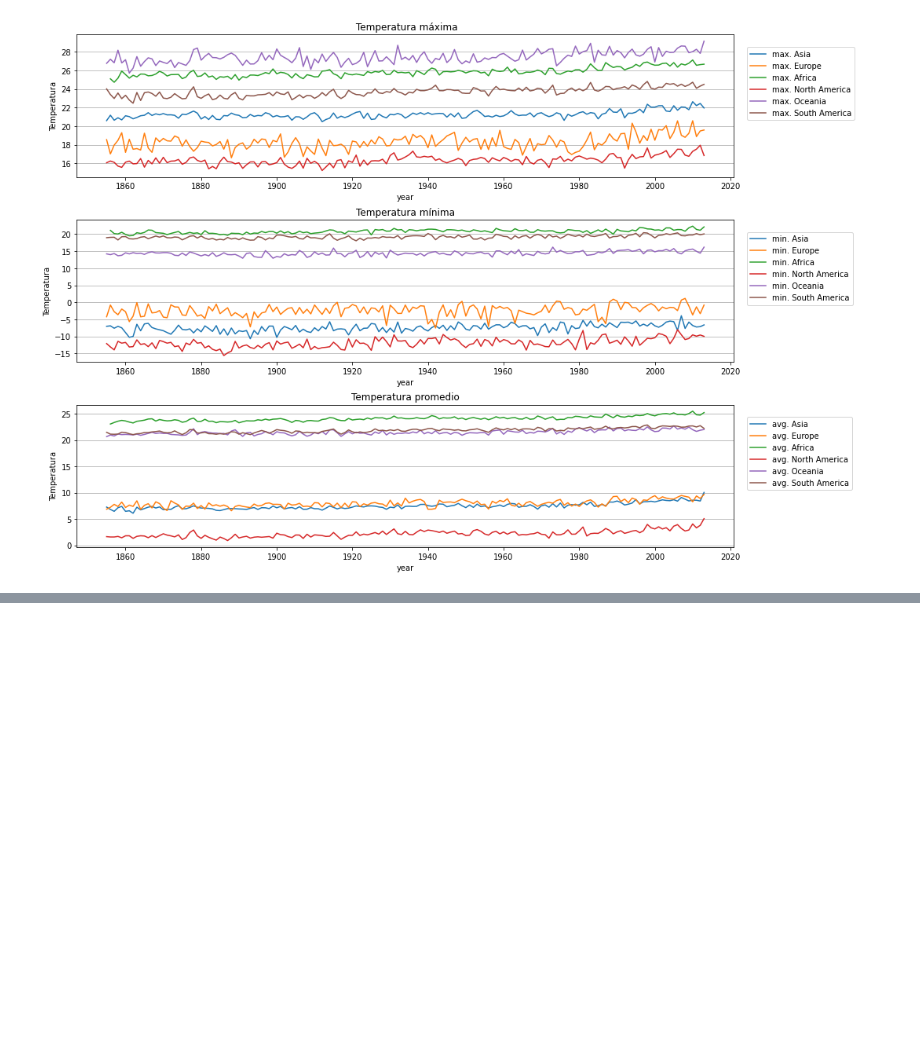
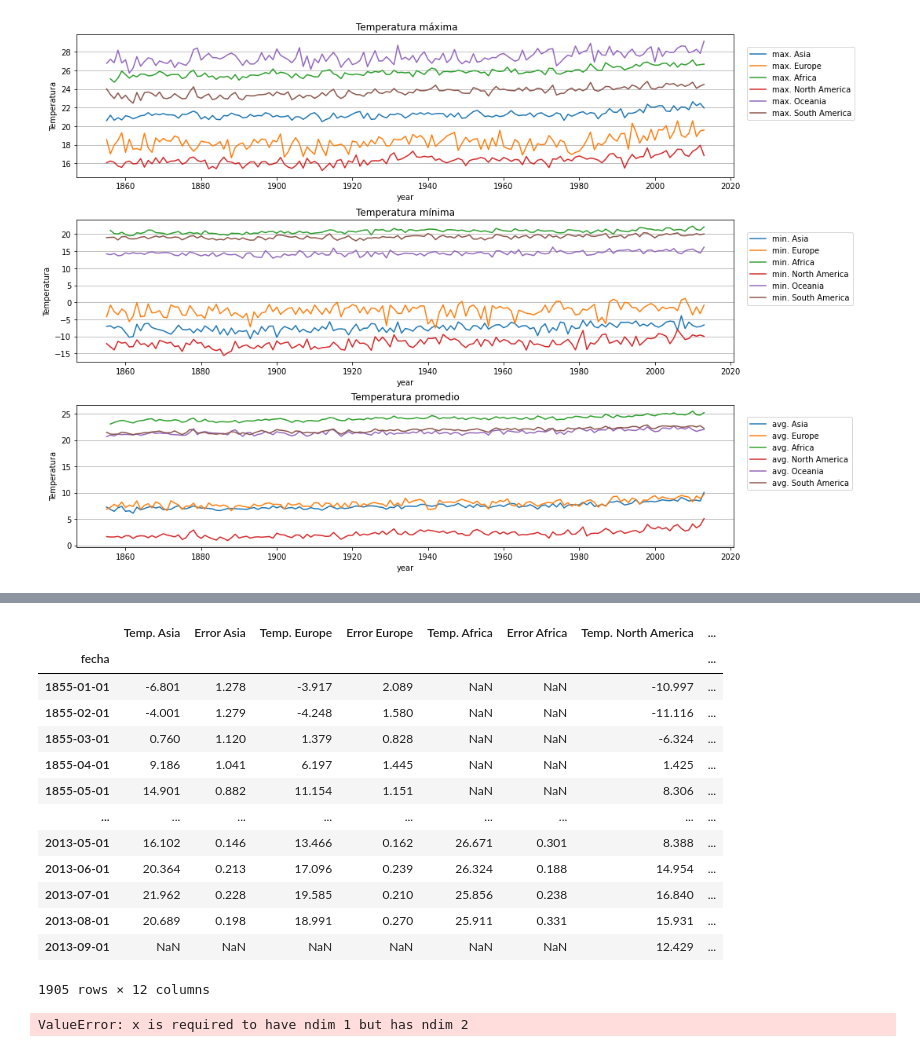
Before and after one commit to GammaLyra/Medio_ambiente, a Jupyter notebook: Temp_Paises.ipynb, the cells around one changed output, grey strips where cells are left out. Saved outputs shown, nothing was run; the diff lists cells and outputs as text; code cells hidden in the pictures; blank space fills up the shorter version.

```diff
--- a/Temp_Paises.ipynb
+++ b/Temp_Paises.ipynb
@@ -229,0 +277,26 @@ for i in range(len(a)):
+# %%
+data
+# %% [output]
+|  | Temp. Asia | Error Asia | Temp. Europe | Error Europe | Temp. Africa | Error Africa | Temp. North America | ... |
+| fecha |  |  |  |  |  |  |  | ... |
+| 1855-01-01 | -6.801 | 1.278 | -3.917 | 2.089 | NaN | NaN | -10.997 | ... |
+| 1855-02-01 | -4.001 | 1.279 | -4.248 | 1.580 | NaN | NaN | -11.116 | ... |
+| 1855-03-01 | 0.760 | 1.120 | 1.379 | 0.828 | NaN | NaN | -6.324 | ... |
+| 1855-04-01 | 9.186 | 1.041 | 6.197 | 1.445 | NaN | NaN | 1.425 | ... |
+| 1855-05-01 | 14.901 | 0.882 | 11.154 | 1.151 | NaN | NaN | 8.306 | ... |
+| ... | ... | ... | ... | ... | ... | ... | ... | ... |
+| 2013-05-01 | 16.102 | 0.146 | 13.466 | 0.162 | 26.671 | 0.301 | 8.388 | ... |
+| 2013-06-01 | 20.364 | 0.213 | 17.096 | 0.239 | 26.324 | 0.188 | 14.954 | ... |
+| 2013-07-01 | 21.962 | 0.228 | 19.585 | 0.210 | 25.856 | 0.238 | 16.840 | ... |
+| 2013-08-01 | 20.689 | 0.198 | 18.991 | 0.270 | 25.911 | 0.331 | 15.931 | ... |
+| 2013-09-01 | NaN | NaN | NaN | NaN | NaN | NaN | 12.429 | ... |
+1905 rows × 12 columns
+# %%
+# Test de Dickey-Fuller
+
+result = adfuller(data, autolag='AIC')
+print('Test statistic: ' , result[0])
+print('p-value: '  ,result[1])
+print('Critical Values:' ,result[4])
+# %% [output]
+ValueError: x is required to have ndim 1 but has ndim 2
```
Also changed, not shown: parts of 19 cells of this notebook, 1 other file.
